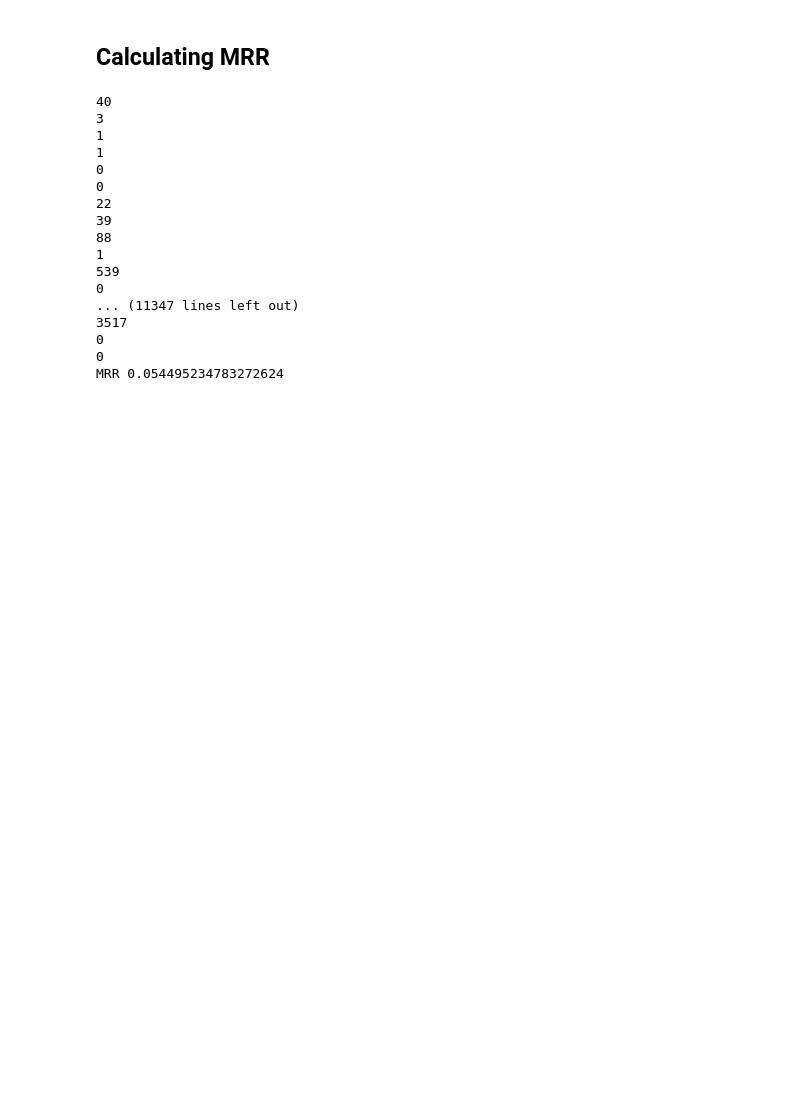
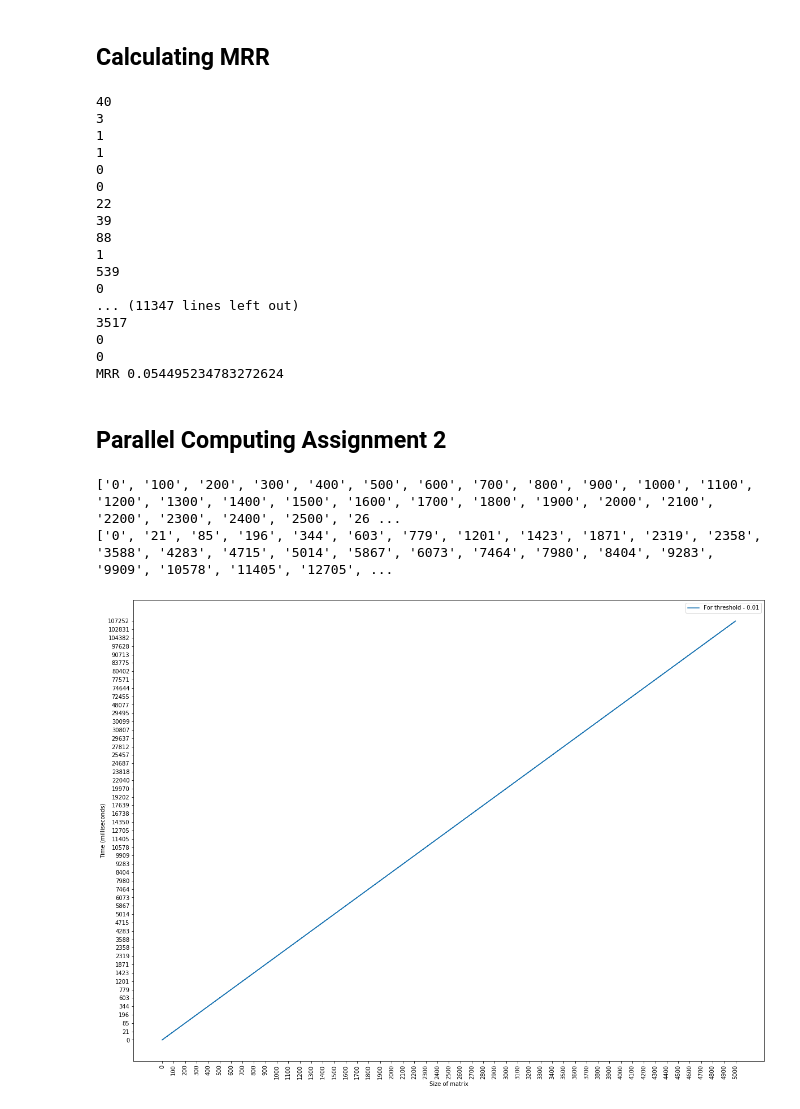
Before and after one commit to karthikswarna/Source-Code-Search-using-KGs, a Jupyter notebook: Random.ipynb, the cells around one changed output. Drawn from its saved outputs; the diff is of its cells as text; code cells hidden in the pictures; blank space fills up the shorter version.

```diff
--- a/Random.ipynb
+++ b/Random.ipynb
@@ -299,9 +319,10 @@ for path, node in tree:
 # %%
 import os, json
 
-path = 'C:\\Users\\karthik chandra\\Desktop\\CS\\DEMO\\CodeSearchNet\\resources\\data\\java\\final\\jsonl\\'
+path = 'C:\\Users\\karthik chandra\\Desktop\\CS\\Research Work\\DEMO\\CodeSearchNet\\resources\\data\\java\\final\\jsonl\\'
 total = 0
 
+# Finding the count of number of instances in the train and test datasets.
 # for j in range(16):
 #     with open(os.path.join(path, 'train\\java_train_' + str(j) + '.jsonl')) as f:
 #         for i, line in enumerate(f):
@@ -518,3 +539,30 @@ print("MRR", mrr/length)
 0
 0
 MRR 0.054495234783272624
+# %% [markdown]
+## Parallel Computing Assignment 2
+# %%
+import matplotlib.pyplot as plt
+plt.rcParams["figure.figsize"] = [20, 15]
+X = []
+Y = []
+with open("C:\\Users\\karthik chandra\\Downloads\\PDF\\SEMESTER 7\\Parallel Computing\\Assignment 2\\data.txt", 'r') as f:
+    lines = f.readlines()
+
+for line in lines:
+    line = line.strip().split(' ')
+    X.append(line[0])
+    Y.append(line[1])
+print(X)
+print(Y)
+plt.plot(X, Y, label='For threshold - 0.01')
+plt.xlabel('Size of matrix')
+plt.xticks(rotation=90)
+plt.ylabel('Time (milliseconds)')
+plt.yticks(rotation=0)
+plt.legend(loc='best')
+plt.show()
+# %% [output]
+['0', '100', '200', '300', '400', '500', '600', '700', '800', '900', '1000', '1100', '1200', '1300', '1400', '1500', '1600', '1700', '1800', '1900', '2000', '2100', '2200', '2300', '2400', '2500', '26 ...
+['0', '21', '85', '196', '344', '603', '779', '1201', '1423', '1871', '2319', '2358', '3588', '4283', '4715', '5014', '5867', '6073', '7464', '7980', '8404', '9283', '9909', '10578', '11405', '12705', ...
+[figure, added]
```
Also changed, not shown: parts of 1 cell of this notebook.
